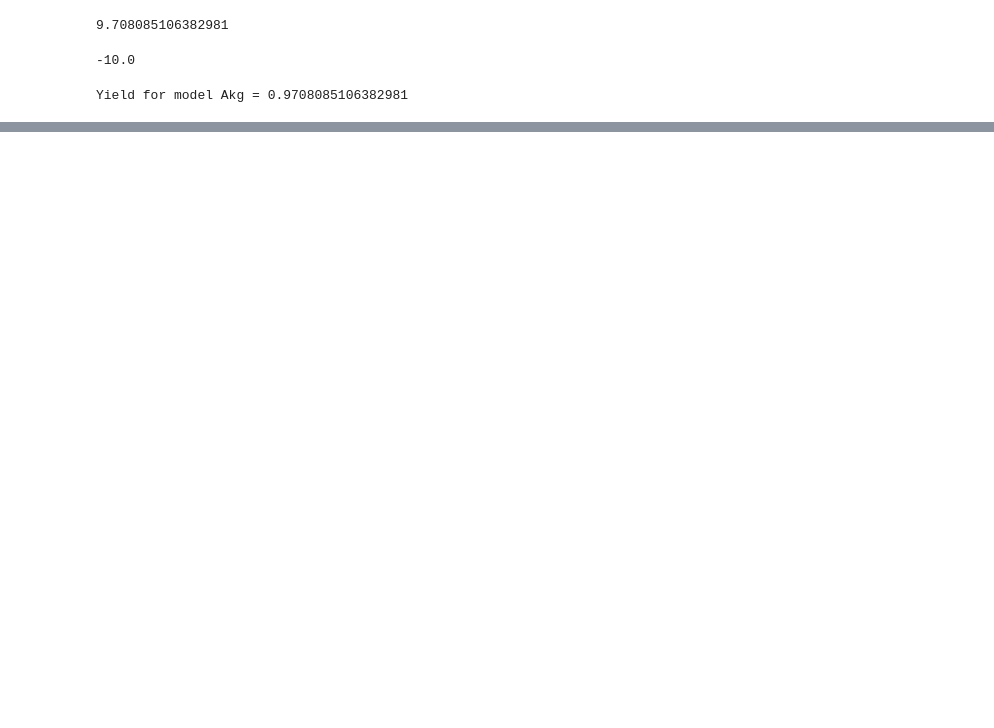
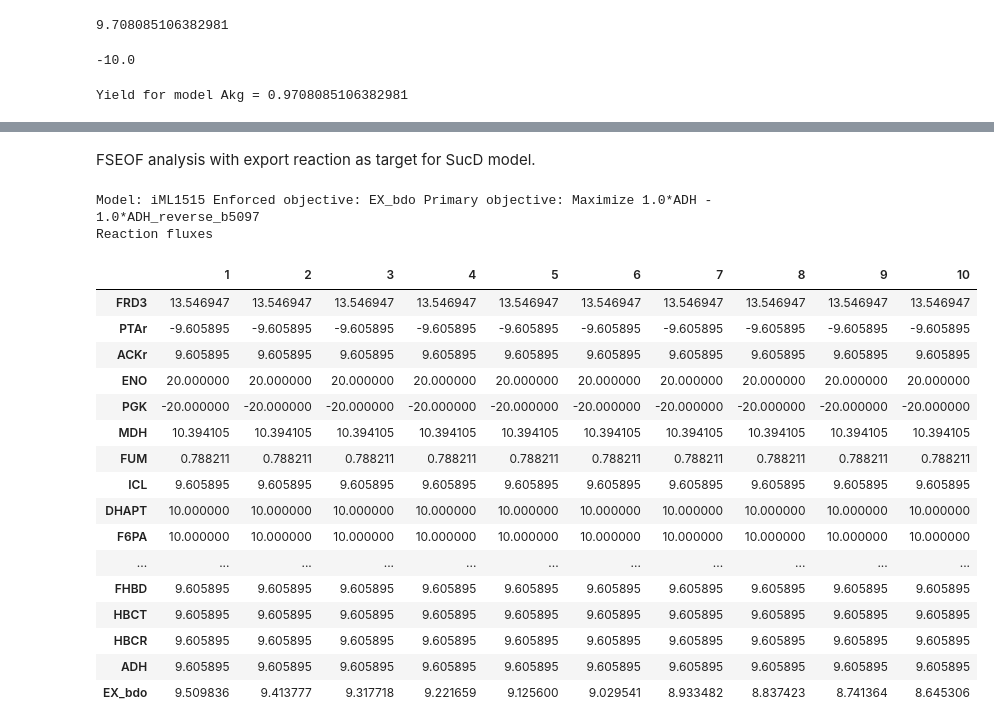
Before and after one commit to 27410/group-assignment-2021-group_11_bdo_production, a Jupyter notebook: BDO project.ipynb, the cells around one changed output, grey strips where cells are left out. Drawn from its saved outputs; the diff is of its cells as text; code cells hidden in the pictures; blank space fills up the shorter version.

```diff
--- a/BDO project.ipynb
+++ b/BDO project.ipynb
@@ -400,0 +407,29 @@ plt.show()
+# %% [markdown]
+FSEOF analysis with export reaction as target for SucD model.
+# %%
+from cameo import models
+#from cameo.visualization.plotting.with_plotly import PlotlyPlotter
+from cameo.strain_design.deterministic.flux_variability_based import FSEOF
+fseof = FSEOF(model_sucd)
+result_sucd_ex=fseof.run(target=model_sucd.reactions.EX_bdo)
+result_sucd_ex
+# %% [output]
+Model: iML1515 Enforced objective: EX_bdo Primary objective: Maximize 1.0*ADH - 1.0*ADH_reverse_b5097
+Reaction fluxes
+|  | 1 | 2 | 3 | 4 | 5 | 6 | 7 | 8 | 9 | 10 |
+| FRD3 | 13.546947 | 13.546947 | 13.546947 | 13.546947 | 13.546947 | 13.546947 | 13.546947 | 13.546947 | 13.546947 | 13.546947 |
+| PTAr | -9.605895 | -9.605895 | -9.605895 | -9.605895 | -9.605895 | -9.605895 | -9.605895 | -9.605895 | -9.605895 | -9.605895 |
+| ACKr | 9.605895 | 9.605895 | 9.605895 | 9.605895 | 9.605895 | 9.605895 | 9.605895 | 9.605895 | 9.605895 | 9.605895 |
+| ENO | 20.000000 | 20.000000 | 20.000000 | 20.000000 | 20.000000 | 20.000000 | 20.000000 | 20.000000 | 20.000000 | 20.000000 |
+| PGK | -20.000000 | -20.000000 | -20.000000 | -20.000000 | -20.000000 | -20.000000 | -20.000000 | -20.000000 | -20.000000 | -20.000000 |
+| MDH | 10.394105 | 10.394105 | 10.394105 | 10.394105 | 10.394105 | 10.394105 | 10.394105 | 10.394105 | 10.394105 | 10.394105 |
+| FUM | 0.788211 | 0.788211 | 0.788211 | 0.788211 | 0.788211 | 0.788211 | 0.788211 | 0.788211 | 0.788211 | 0.788211 |
+| ICL | 9.605895 | 9.605895 | 9.605895 | 9.605895 | 9.605895 | 9.605895 | 9.605895 | 9.605895 | 9.605895 | 9.605895 |
+| DHAPT | 10.000000 | 10.000000 | 10.000000 | 10.000000 | 10.000000 | 10.000000 | 10.000000 | 10.000000 | 10.000000 | 10.000000 |
+| F6PA | 10.000000 | 10.000000 | 10.000000 | 10.000000 | 10.000000 | 10.000000 | 10.000000 | 10.000000 | 10.000000 | 10.000000 |
+| ... | ... | ... | ... | ... | ... | ... | ... | ... | ... | ... |
+| FHBD | 9.605895 | 9.605895 | 9.605895 | 9.605895 | 9.605895 | 9.605895 | 9.605895 | 9.605895 | 9.605895 | 9.605895 |
+| HBCT | 9.605895 | 9.605895 | 9.605895 | 9.605895 | 9.605895 | 9.605895 | 9.605895 | 9.605895 | 9.605895 | 9.605895 |
+| HBCR | 9.605895 | 9.605895 | 9.605895 | 9.605895 | 9.605895 | 9.605895 | 9.605895 | 9.605895 | 9.605895 | 9.605895 |
+| ADH | 9.605895 | 9.605895 | 9.605895 | 9.605895 | 9.605895 | 9.605895 | 9.605895 | 9.605895 | 9.605895 | 9.605895 |
+| EX_bdo | 9.509836 | 9.413777 | 9.317718 | 9.221659 | 9.125600 | 9.029541 | 8.933482 | 8.837423 | 8.741364 | 8.645306 |
```
Also changed, not shown: parts of 26 cells of this notebook.
